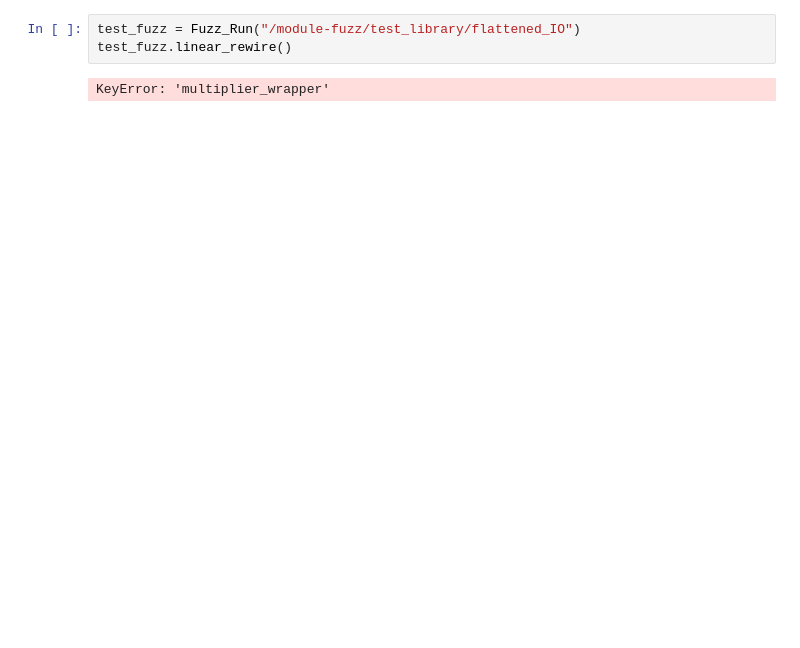
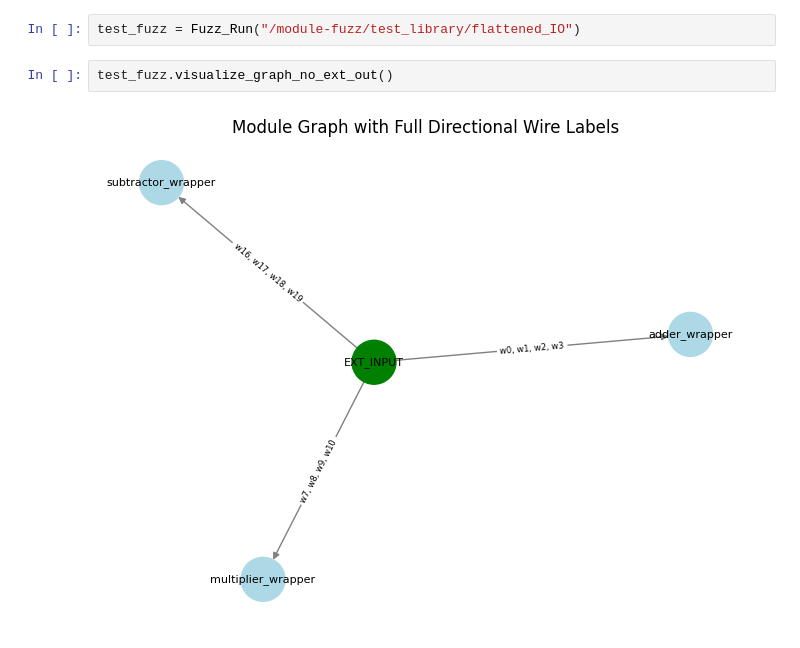
Before and after one commit to frankjinn/module-fuzz, a Jupyter notebook: rewiring/wire_mutation.ipynb, the cells around one changed output. Drawn from its saved outputs; the diff is of its cells as text; blank space fills up the shorter version.

```diff
--- a/rewiring/wire_mutation.ipynb
+++ b/rewiring/wire_mutation.ipynb
@@ -105,5 +335,6 @@ class Fuzz_Run:
 # %%
 test_fuzz = Fuzz_Run("/module-fuzz/test_library/flattened_IO")
-test_fuzz.linear_rewire()
-# %% [output]
-KeyError: 'multiplier_wrapper'
+# %%
+test_fuzz.visualize_graph_no_ext_out()
+# %% [output]
+[figure, added]
```
Also changed, not shown: parts of 6 cells of this notebook, 3 other files.
